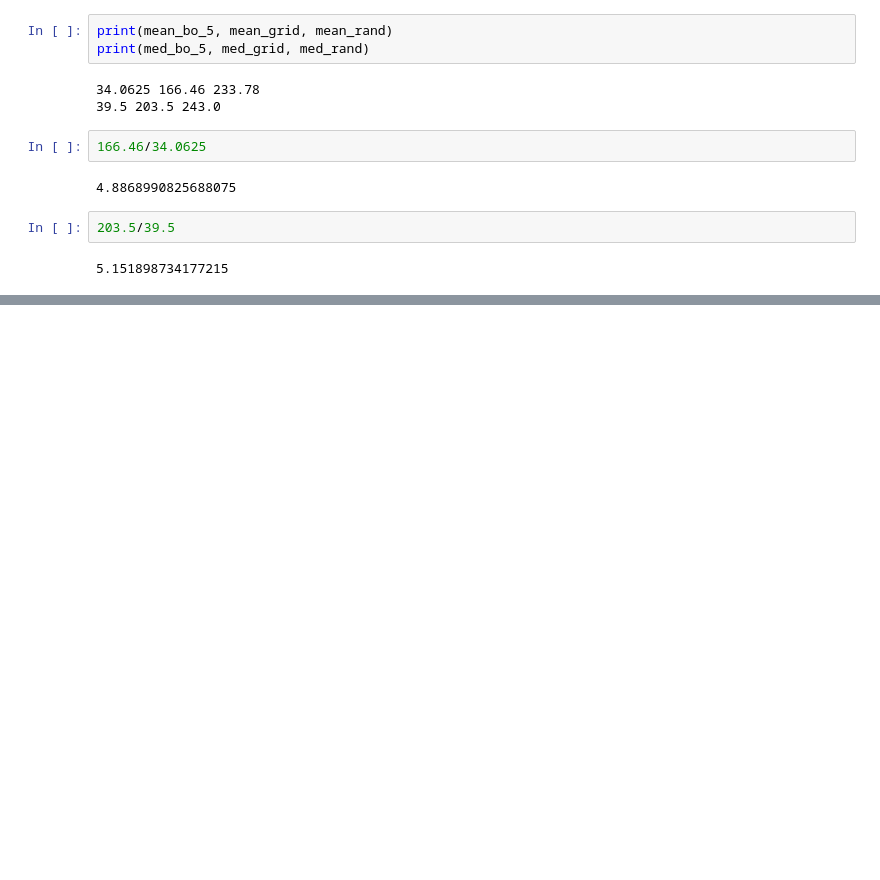
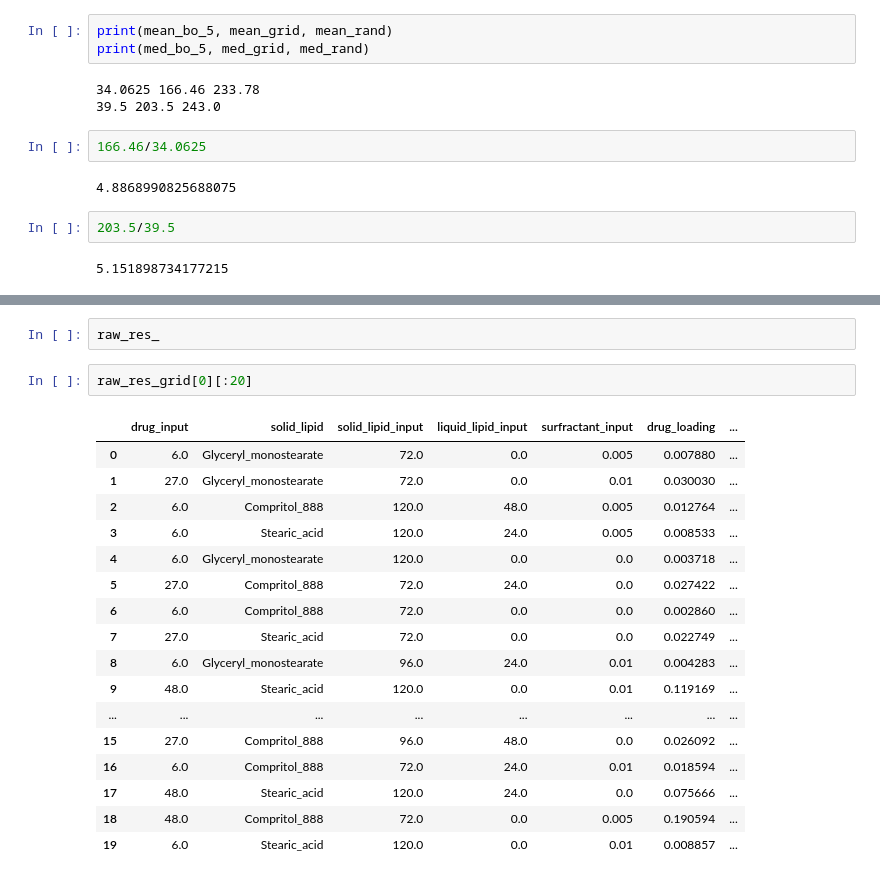
Before and after one commit to rileyhickman/atlas, a Jupyter notebook: examples/lnp/three_obj/plotting/plot_results.ipynb, the cells around one changed output, grey strips where cells are left out. Drawn from its saved outputs; the diff is of its cells as text; blank space fills up the shorter version.

```diff
--- a/examples/lnp/three_obj/plotting/plot_results.ipynb
+++ b/examples/lnp/three_obj/plotting/plot_results.ipynb
@@ -195,0 +244,22 @@ raw_res_bo_5[0]
+# %%
+raw_res_
+# %%
+raw_res_grid[0][:20]
+# %% [output]
+|  | drug_input | solid_lipid | solid_lipid_input | liquid_lipid_input | surfractant_input | drug_loading | ... |
+| 0 | 6.0 | Glyceryl_monostearate | 72.0 | 0.0 | 0.005 | 0.007880 | ... |
+| 1 | 27.0 | Glyceryl_monostearate | 72.0 | 0.0 | 0.01 | 0.030030 | ... |
+| 2 | 6.0 | Compritol_888 | 120.0 | 48.0 | 0.005 | 0.012764 | ... |
+| 3 | 6.0 | Stearic_acid | 120.0 | 24.0 | 0.005 | 0.008533 | ... |
+| 4 | 6.0 | Glyceryl_monostearate | 120.0 | 0.0 | 0.0 | 0.003718 | ... |
+| 5 | 27.0 | Compritol_888 | 72.0 | 24.0 | 0.0 | 0.027422 | ... |
+| 6 | 6.0 | Compritol_888 | 72.0 | 0.0 | 0.0 | 0.002860 | ... |
+| 7 | 27.0 | Stearic_acid | 72.0 | 0.0 | 0.0 | 0.022749 | ... |
+| 8 | 6.0 | Glyceryl_monostearate | 96.0 | 24.0 | 0.01 | 0.004283 | ... |
+| 9 | 48.0 | Stearic_acid | 120.0 | 0.0 | 0.01 | 0.119169 | ... |
+| ... | ... | ... | ... | ... | ... | ... | ... |
+| 15 | 27.0 | Compritol_888 | 96.0 | 48.0 | 0.0 | 0.026092 | ... |
+| 16 | 6.0 | Compritol_888 | 72.0 | 24.0 | 0.01 | 0.018594 | ... |
+| 17 | 48.0 | Stearic_acid | 120.0 | 24.0 | 0.0 | 0.075666 | ... |
+| 18 | 48.0 | Compritol_888 | 72.0 | 0.0 | 0.005 | 0.190594 | ... |
+| 19 | 6.0 | Stearic_acid | 120.0 | 0.0 | 0.01 | 0.008857 | ... |
```
Also changed, not shown: parts of 6 cells of this notebook, 19 other files.
